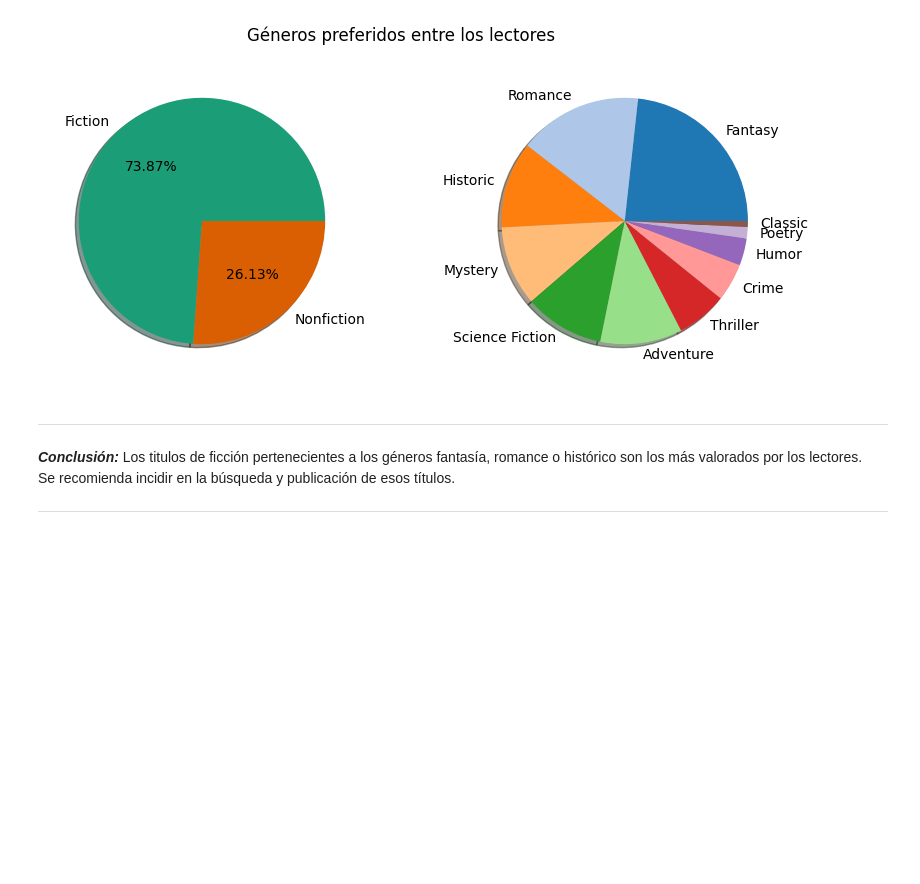
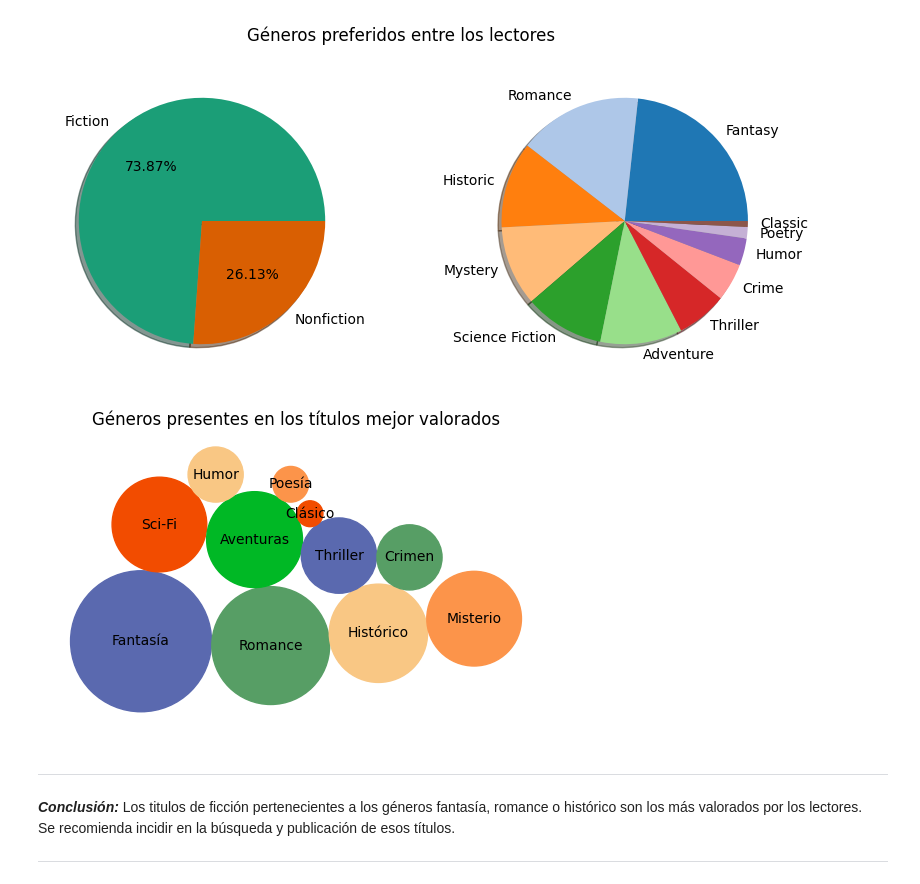
Before and after one commit to AntGV/EDA_Proyecto_Editorial, a Jupyter notebook: Mempdf.ipynb, the cells around one changed output. Drawn from its saved outputs; the diff is of its cells as text; code cells hidden in the pictures; blank space fills up the shorter version.

```diff
--- a/Mempdf.ipynb
+++ b/Mempdf.ipynb
@@ -215,6 +216,25 @@ axs[1].pie(x = "Cantidad", data = df_gengen, labels = df_gengen["Género"], colo
 fig.suptitle("Géneros preferidos entre los lectores");
 # %% [output]
 [figure]
+# %%
+dict_gen = {
+    'Género': ["Fantasía","Romance","Histórico","Misterio","Sci-Fi","Aventuras","Thriller","Crimen","Humor","Poesía","Clásico"],
+    'Cantidad': [1486,1038,722,670,670,687,424,317,227,95,50],
+    'color': ['#5A69AF', '#579E65', '#F9C784', '#FC944A', '#F24C00', '#00B825','#5A69AF', '#579E65', '#F9C784', '#FC944A', '#F24C00']
+}
+
+bubble_chart = BubbleChart(area=dict_gen["Cantidad"],bubble_spacing=0.1)
+bubble_chart.collapse()
+
+fig, axs = plt.subplots(subplot_kw=dict(aspect="equal"))
+bubble_chart.plot(
+    axs, dict_gen["Género"], dict_gen["color"])
+axs.axis("off")
+axs.relim()
+axs.autoscale_view()
+axs.set_title("Géneros presentes en los títulos mejor valorados");
+# %% [output]
+[figure, added]
 # %% [markdown]
 ---
 ***Conclusión:*** Los titulos de ficción pertenecientes a los géneros fantasía, romance o histórico son los más valorados por los lectores.
```
Also changed, not shown: parts of 1 cell of this notebook.
